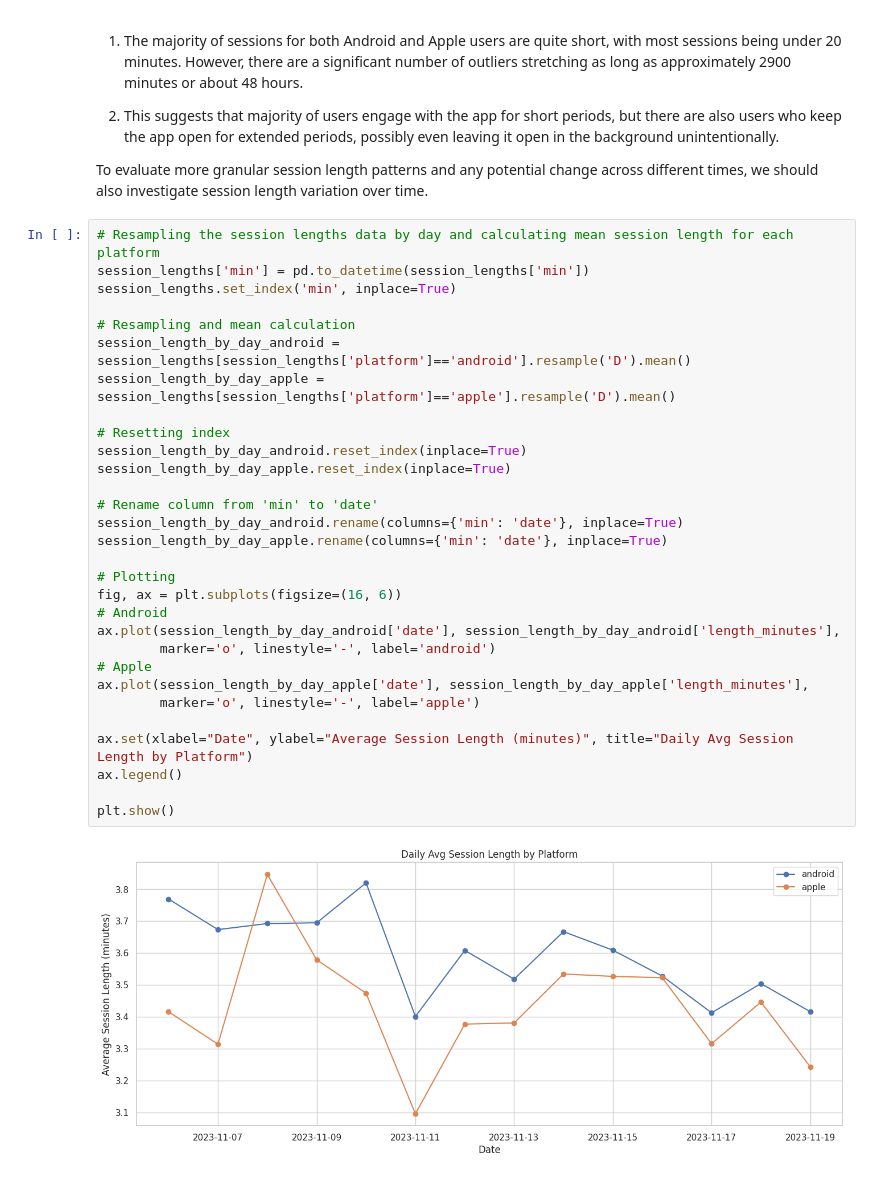
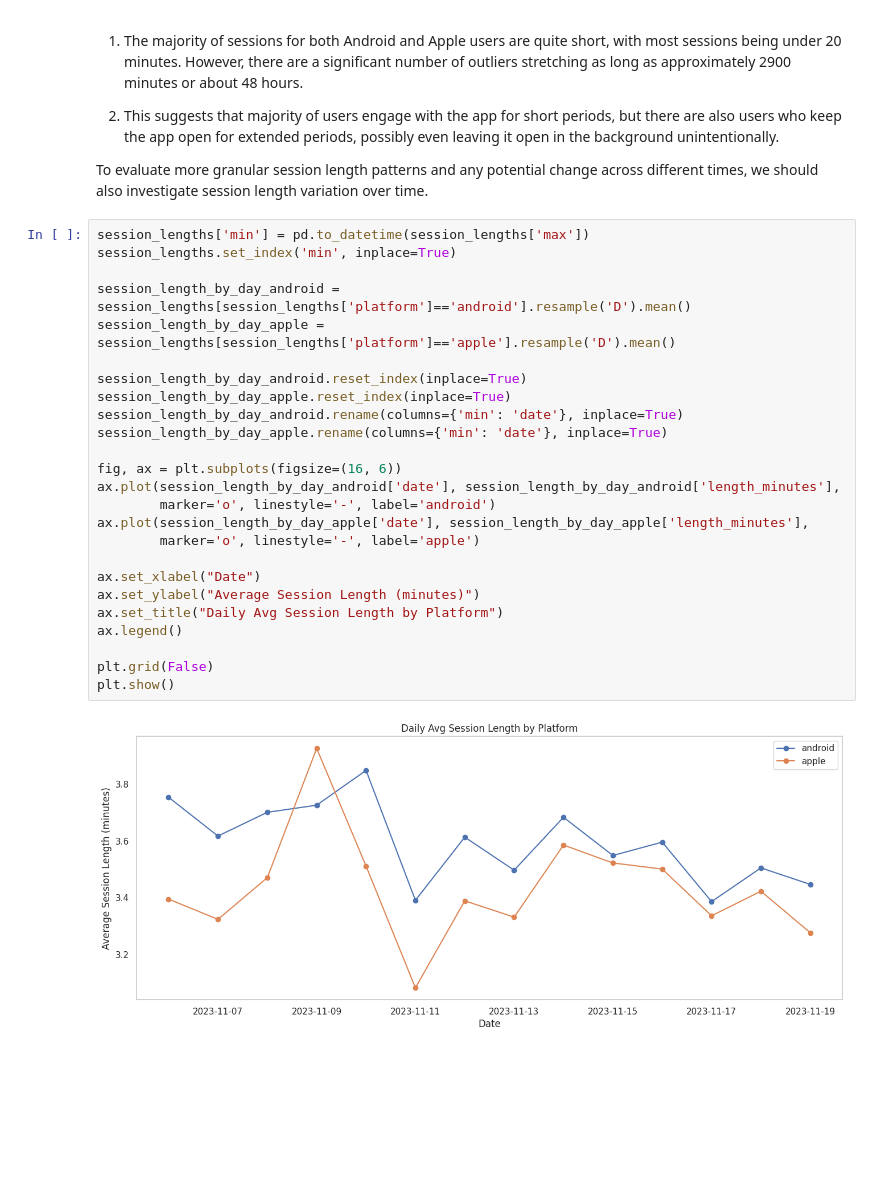
Before and after one commit to camiladwa/case_study, a Jupyter notebook: growth_case_study/growth_data_analyst.ipynb, the cells around one changed output. Drawn from its saved outputs; the diff is of its cells as text; blank space fills up the shorter version.

```diff
--- a/growth_case_study/growth_data_analyst.ipynb
+++ b/growth_case_study/growth_data_analyst.ipynb
@@ -427,37 +494,32 @@ plt.show()
 
 To evaluate more granular session length patterns and any potential change across different times, we should also investigate session length variation over time.
 # %%
-# Resampling the session lengths data by day and calculating mean session length for each platform
-session_lengths['min'] = pd.to_datetime(session_lengths['min'])
+session_lengths['min'] = pd.to_datetime(session_lengths['max'])
 session_lengths.set_index('min', inplace=True)
 
-# Resampling and mean calculation
 session_length_by_day_android = session_lengths[session_lengths['platform']=='android'].resample('D').mean()
 session_length_by_day_apple = session_lengths[session_lengths['platform']=='apple'].resample('D').mean()
 
-# Resetting index
 session_length_by_day_android.reset_index(inplace=True)
 session_length_by_day_apple.reset_index(inplace=True)
-
-# Rename column from 'min' to 'date'
 session_length_by_day_android.rename(columns={'min': 'date'}, inplace=True)
 session_length_by_day_apple.rename(columns={'min': 'date'}, inplace=True)
 
-# Plotting
 fig, ax = plt.subplots(figsize=(16, 6))
-# Android
 ax.plot(session_length_by_day_android['date'], session_length_by_day_android['length_minutes'],
         marker='o', linestyle='-', label='android')
-# Apple
 ax.plot(session_length_by_day_apple['date'], session_length_by_day_apple['length_minutes'],
         marker='o', linestyle='-', label='apple')
 
-ax.set(xlabel="Date", ylabel="Average Session Length (minutes)", title="Daily Avg Session Length by Platform")
+ax.set_xlabel("Date")
+ax.set_ylabel("Average Session Length (minutes)")
+ax.set_title("Daily Avg Session Length by Platform")
 ax.legend()
 
+plt.grid(False)
 plt.show()
 # %% [output]
-[figure, old version]
+[figure, new version]
 # %% [markdown]
 <a style='text-decoration:none;line-height:16px;display:flex;color:#5B5B62;padding:10px;justify-content:end;' href='https://deepnote.com?utm_source=created-in-deepnote-cell&projectId=ea0dd5ec-7a99-4815-85b5-15ffe4204711' target="_blank">
 <img alt='Created in deepnote.com' style='display:inline;max-height:16px;margin:0px;margin-right:7.5px;' src='embedded-picture-1' > </img>
```
Also changed, not shown: parts of 19 cells of this notebook.
